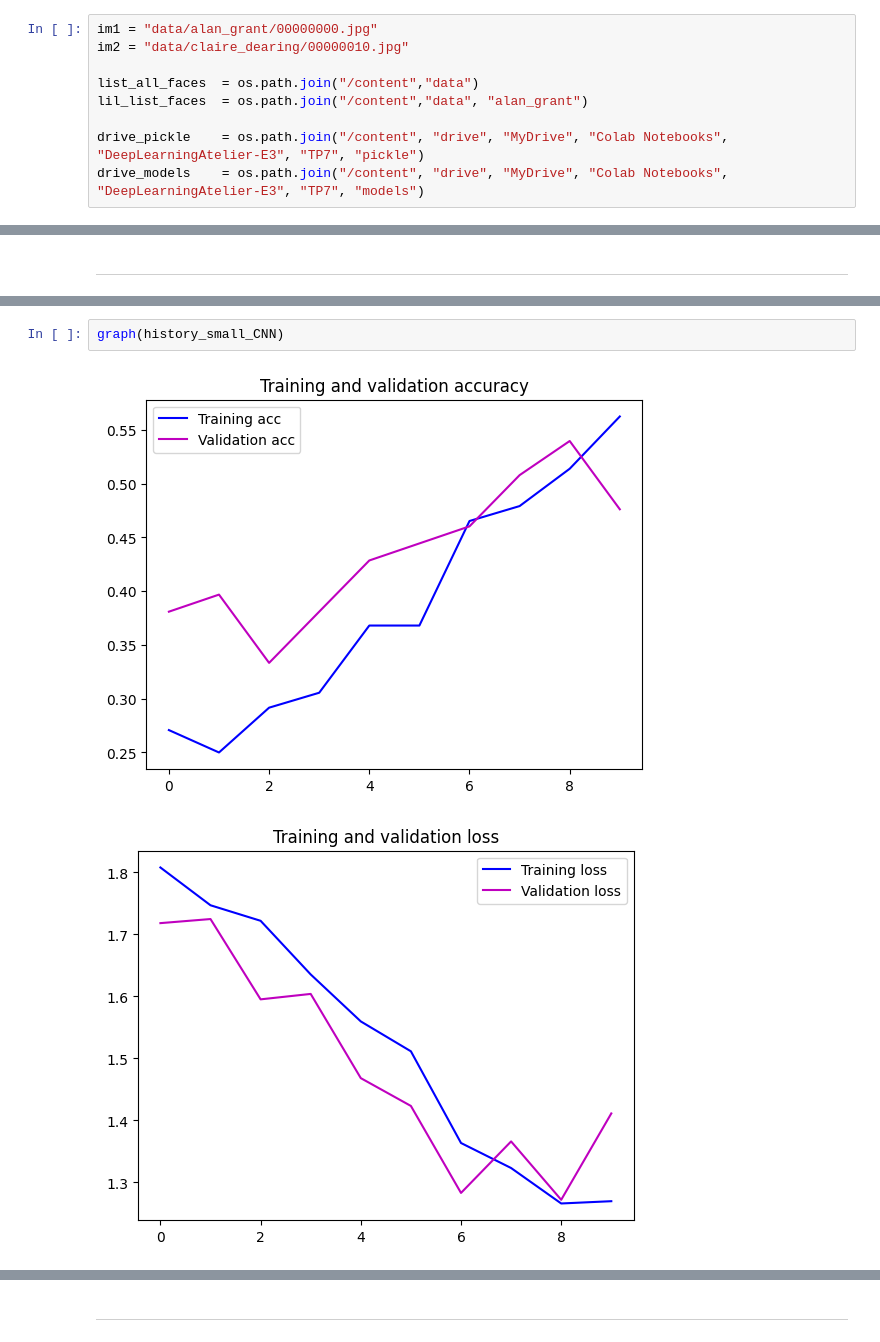
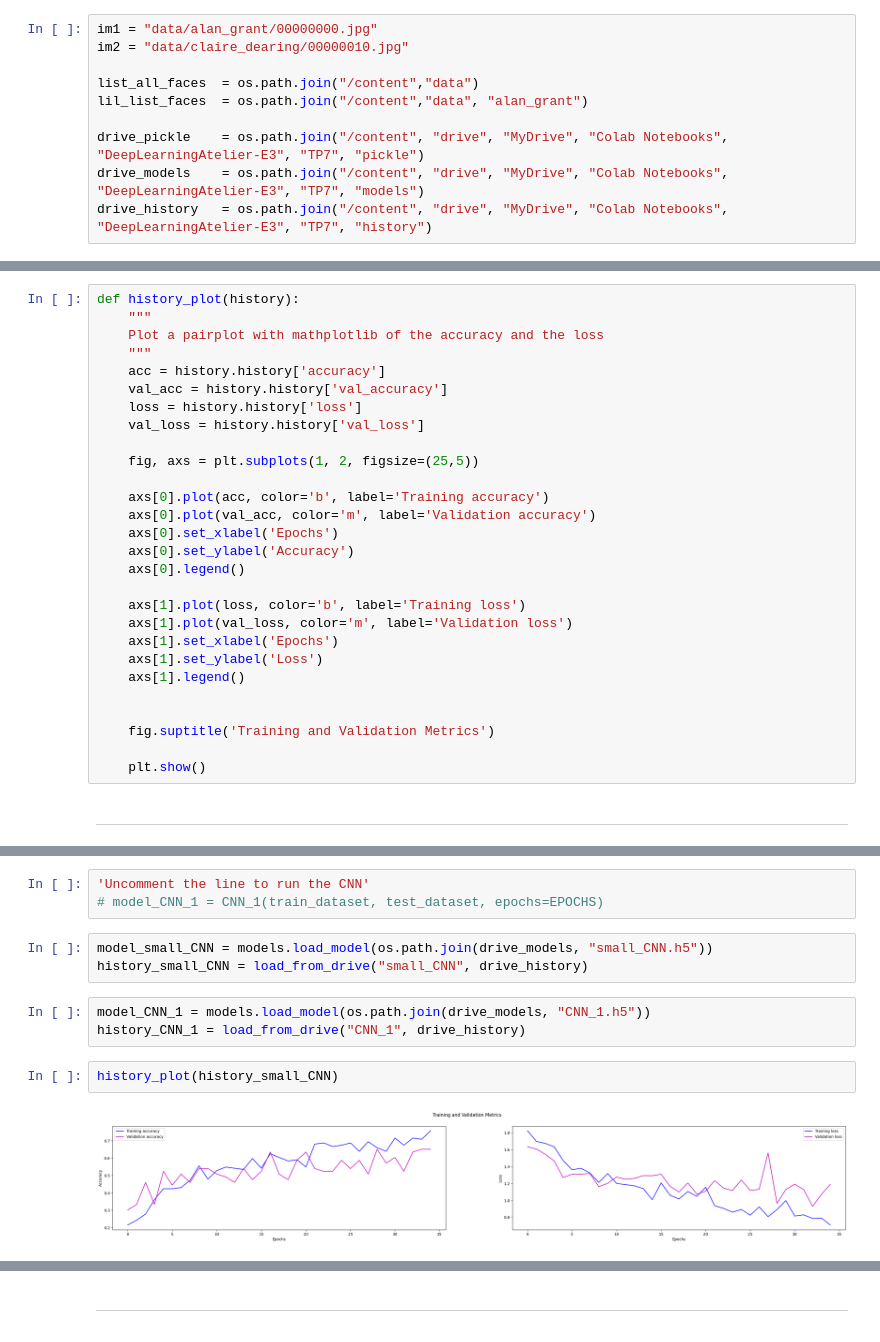
Before and after one commit to Aubert-Antoine/EL_3003-IA_et_Deep_Learning, a Jupyter notebook: LAB 7 FaceRecognition/TP7_FaceRecognition.ipynb, the cells around one changed output, grey strips where cells are left out. Cells and saved outputs as stored; diff of their text form.

```diff
--- a/LAB 7 FaceRecognition/TP7_FaceRecognition.ipynb
+++ b/LAB 7 FaceRecognition/TP7_FaceRecognition.ipynb
@@ -262,3 +208,4 @@ lil_list_faces  = os.path.join("/content","data", "alan_grant")
 
 drive_pickle    = os.path.join("/content", "drive", "MyDrive", "Colab Notebooks", "DeepLearningAtelier-E3", "TP7", "pickle")
 drive_models    = os.path.join("/content", "drive", "MyDrive", "Colab Notebooks", "DeepLearningAtelier-E3", "TP7", "models")
+drive_history   = os.path.join("/content", "drive", "MyDrive", "Colab Notebooks", "DeepLearningAtelier-E3", "TP7", "history")
@@ -582,2 +480,30 @@ history_small_CNN = History(os.path.join(drive_models, "model_small_CNN_history.
+# %%
+def history_plot(history):
+    """
+    Plot a pairplot with mathplotlib of the accuracy and the loss
+    """
+    acc = history.history['accuracy']
+    val_acc = history.history['val_accuracy']
+    loss = history.history['loss']
+    val_loss = history.history['val_loss']
+
+    fig, axs = plt.subplots(1, 2, figsize=(25,5))
+
+    axs[0].plot(acc, color='b', label='Training accuracy')
+    axs[0].plot(val_acc, color='m', label='Validation accuracy')
+    axs[0].set_xlabel('Epochs')
+    axs[0].set_ylabel('Accuracy')
+    axs[0].legend()
+
+    axs[1].plot(loss, color='b', label='Training loss')
+    axs[1].plot(val_loss, color='m', label='Validation loss')
+    axs[1].set_xlabel('Epochs')
+    axs[1].set_ylabel('Loss')
+    axs[1].legend()
+
+
+    fig.suptitle('Training and Validation Metrics')
+
+    plt.show()
 # %% [markdown]
 ***
@@ -664,6 +578,14 @@ def graph(history):
+# %%
+'Uncomment the line to run the CNN'
+# model_CNN_1 = CNN_1(train_dataset, test_dataset, epochs=EPOCHS)
+# %%
+model_small_CNN = models.load_model(os.path.join(drive_models, "small_CNN.h5"))
+history_small_CNN = load_from_drive("small_CNN", drive_history)
+# %%
+model_CNN_1 = models.load_model(os.path.join(drive_models, "CNN_1.h5"))
+history_CNN_1 = load_from_drive("CNN_1", drive_history)
 # %%
-graph(history_small_CNN)
+history_plot(history_small_CNN)
 # %% [output]
-[figure, old version]
+[figure, new version]
-[figure, removed]
 # %%
```
Also changed, not shown: parts of 44 cells of this notebook.
